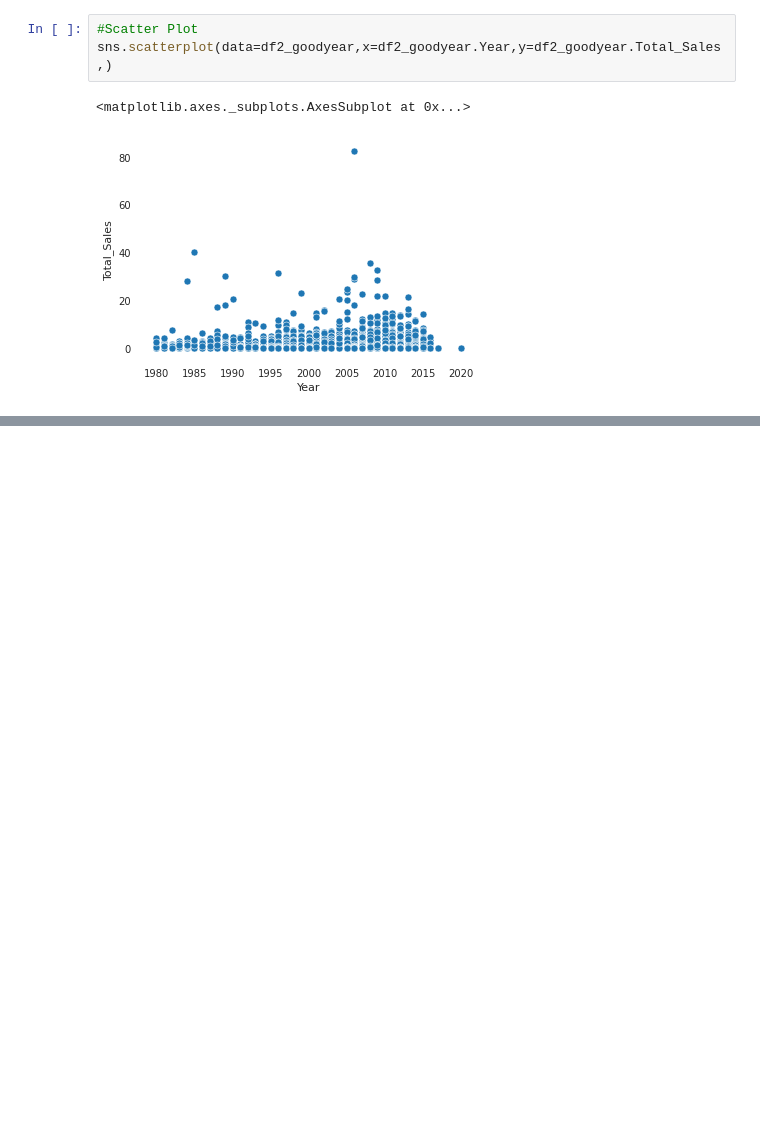
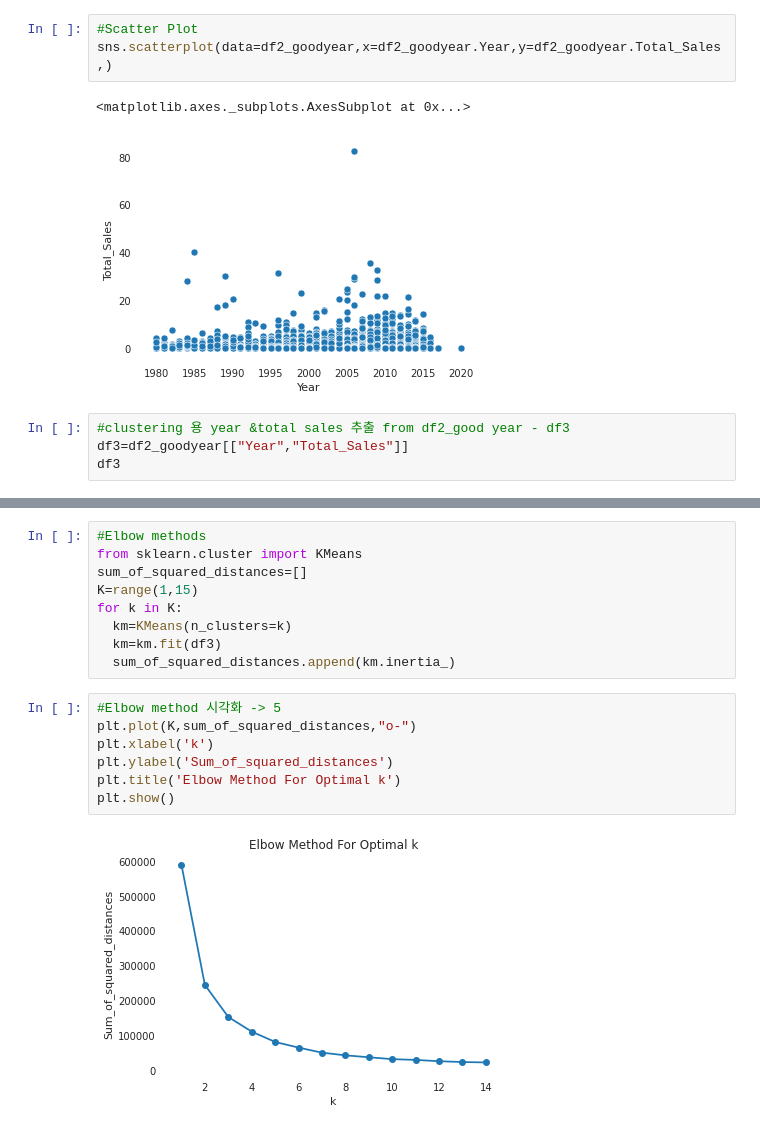
Before and after one commit to choheeee22/ds_Section1_Project, a Jupyter notebook: Section1_Project_GameIndustry.ipynb, the cells around one changed output, grey strips where cells are left out. Drawn from its saved outputs; the diff is of its cells as text; blank space fills up the shorter version.

```diff
--- a/Section1_Project_GameIndustry.ipynb
+++ b/Section1_Project_GameIndustry.ipynb
@@ -586,3 +586,7 @@ sns.scatterplot(data=df2_goodyear,x=df2_goodyear.Year,y=df2_goodyear.Total_Sales
 # %% [output]
 <matplotlib.axes._subplots.AxesSubplot at 0x...>
 [figure]
+# %%
+#clustering 용 year &total sales 추출 from df2_good year - df3
+df3=df2_goodyear[["Year","Total_Sales"]]
+df3
@@ -588,0 +607,18 @@ sns.scatterplot(data=df2_goodyear,x=df2_goodyear.Year,y=df2_goodyear.Total_Sales
+# %%
+#Elbow methods
+from sklearn.cluster import KMeans
+sum_of_squared_distances=[]
+K=range(1,15)
+for k in K:
+  km=KMeans(n_clusters=k)
+  km=km.fit(df3)
+  sum_of_squared_distances.append(km.inertia_)
+# %%
+#Elbow method 시각화 -> 5
+plt.plot(K,sum_of_squared_distances,"o-")
+plt.xlabel('k')
+plt.ylabel('Sum_of_squared_distances')
+plt.title('Elbow Method For Optimal k')
+plt.show()
+# %% [output]
+[figure, added]
```
Also changed, not shown: parts of 5 cells of this notebook.
